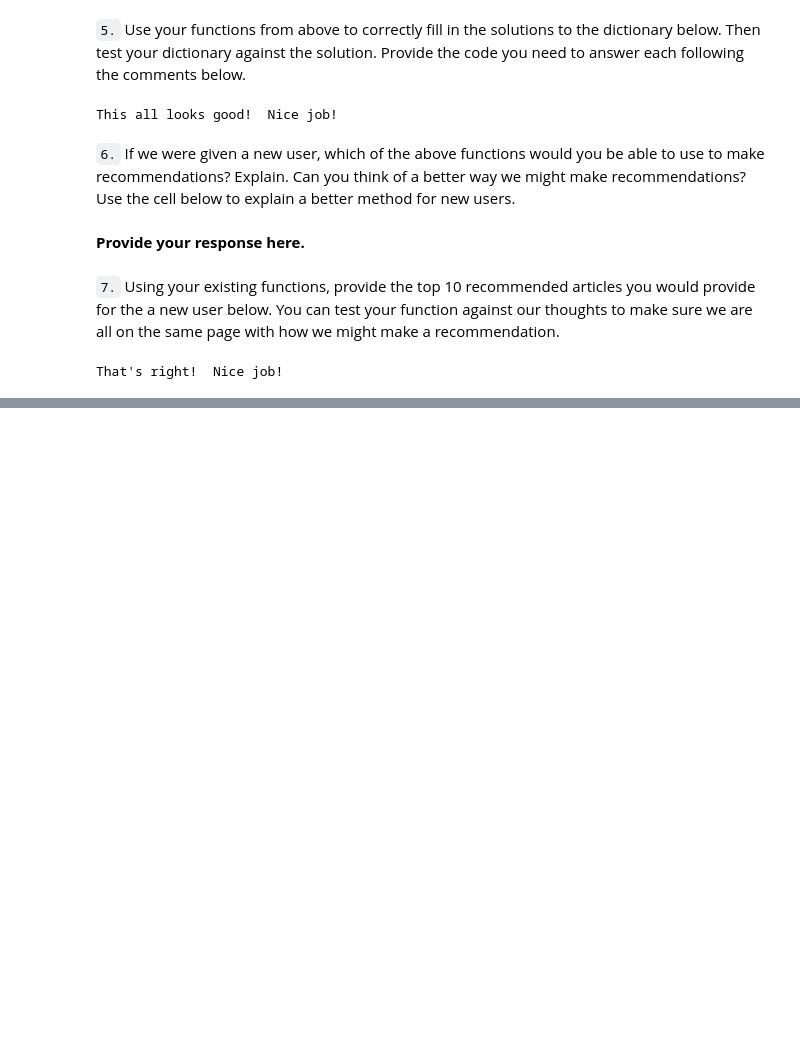
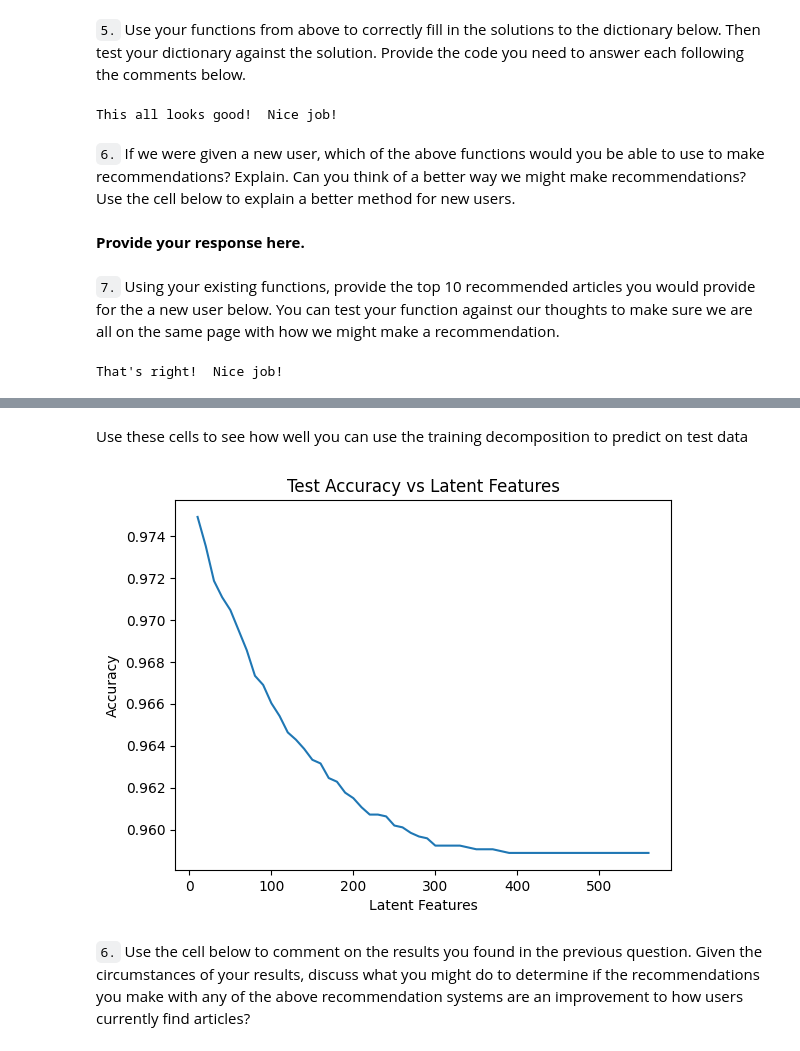
Before and after one commit to cris-scheib/recommendations-engine, a Jupyter notebook: Recommendations_with_IBM.ipynb, the cells around one changed output, grey strips where cells are left out. Saved outputs shown, nothing was run; the diff lists cells and outputs as text; code cells hidden in the pictures; blank space fills up the shorter version.

```diff
--- a/Recommendations_with_IBM.ipynb
+++ b/Recommendations_with_IBM.ipynb
@@ -617,0 +752,5 @@ That's right!  Nice job!
+# %%
+# Fit SVD on the user_item_train matrix
+u_train, s_train, vt_train = np.linalg.svd(user_item_train)
+# %% [markdown]
+Use these cells to see how well you can use the training decomposition to predict on test data
@@ -617,0 +775,36 @@ That's right!  Nice job!
+# %%
+# FIND SUBSET OF USER_ITEM MATRIX CONTAINING ONLY USER AND ARTICLES THAT ARE SHARED BY TRAIN AND TEST SET
+u_item_test_set = user_item_test.iloc[test_indexes,:]
+u_item_train_set = user_item_train.iloc[train_indexes, train_articles]
+# %%
+latent_feats = np.arange(10,570,10)
+sum_errors = []
+
+for k in latent_feats:
+
+    # Restructure train matrices using k features
+    s_train_k, u_train_k, vt_train_k = np.diag(s_train[:k]), u_train[:, :k], vt_train[:k, :]
+
+    # Restructure test matrices using k features
+    s_test_k, u_test_k, vt_test_k = s_train_k, u_train_k[train_indexes,:], vt_train_k[:,train_articles]
+
+    # Calculate dot product
+    u_item_test_set_pred = np.around(np.dot(np.dot(u_test_k, s_test_k), vt_test_k))
+
+    # Error (prediction - actual values)
+    error = np.subtract(u_item_test_set, u_item_test_set_pred)
+
+    # Total errors
+    total_error = np.sum(np.sum(np.abs(error)))
+    sum_errors.append(total_error)
+# %%
+# Plot test accuracy and latent features
+n_interactions_set = u_item_test_set.shape[0] * u_item_test_set.shape[1]
+plt.plot(latent_feats, 1 - np.array(sum_errors) / n_interactions_set);
+plt.xlabel('Latent Features');
+plt.ylabel('Accuracy');
+plt.title('Test Accuracy vs Latent Features');
+# %% [output]
+[figure, added]
+# %% [markdown]
+`6.` Use the cell below to comment on the results you found in the previous question. Given the circumstances of your results, discuss what you might do to determine if the recommendations you make with any of the above recommendation systems are an improvement to how users currently find articles?
```
Also changed, not shown: parts of 22 cells of this notebook.
